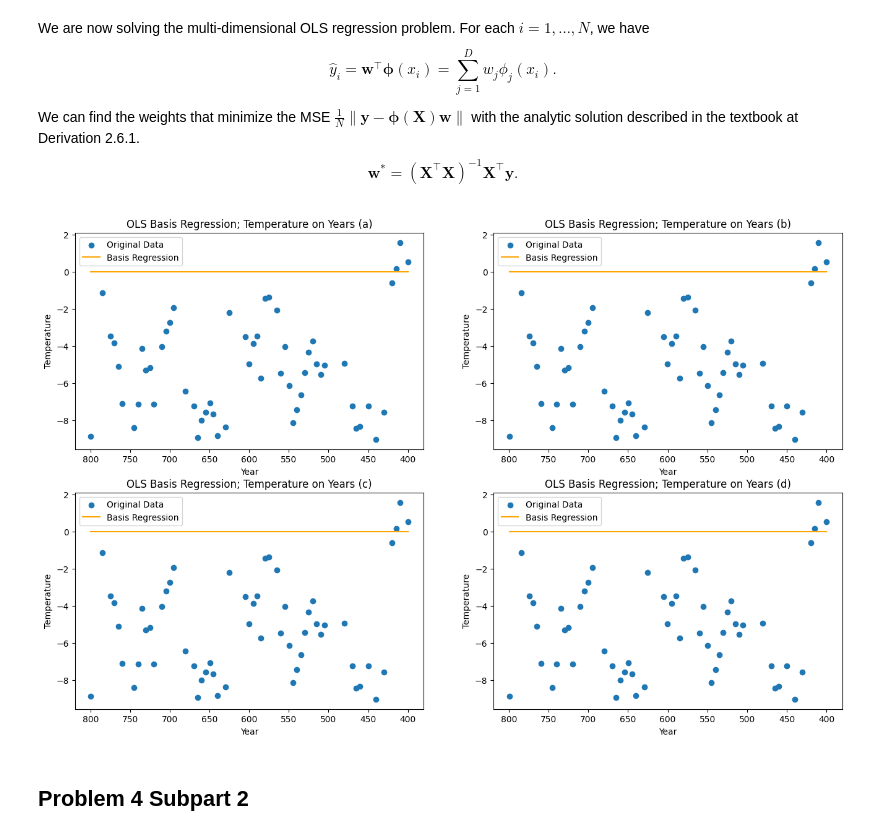
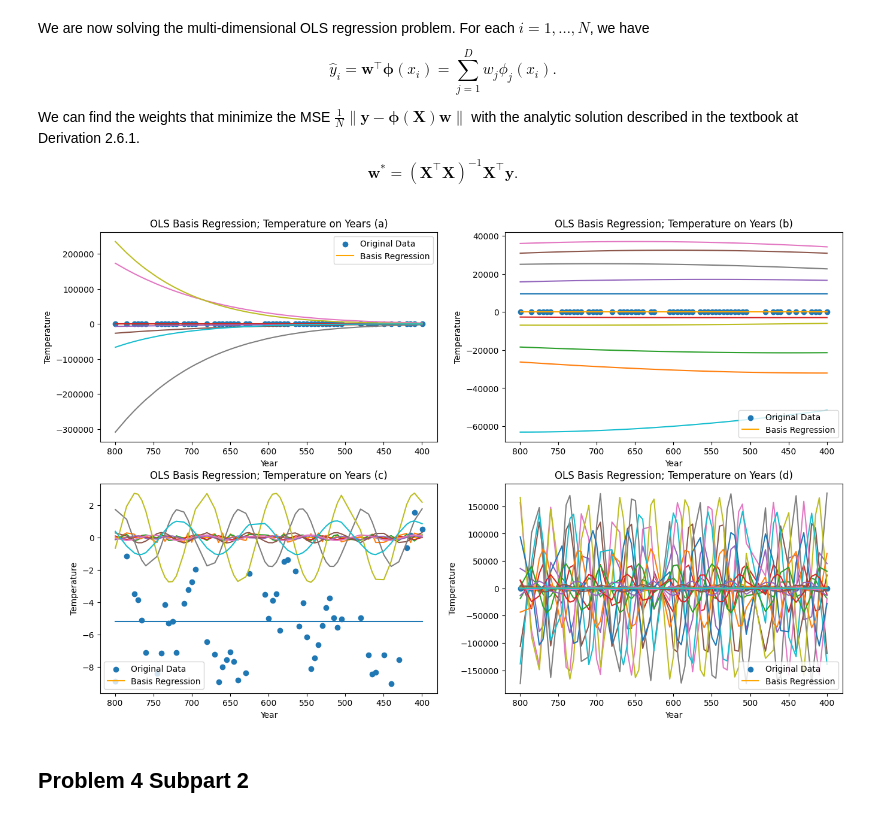
Before and after one commit to Martinez-andy/cs181-s24-homeworks, a Jupyter notebook: hw1/homework1.ipynb, the cells around one changed output. Drawn from its saved outputs; the diff is of its cells as text; code cells hidden in the pictures.

Commit message:
Unsure why the graphs look so darn messy

```diff
--- a/hw1/homework1.ipynb
+++ b/hw1/homework1.ipynb
@@ -290,29 +290,31 @@ def find_weights(X,y):
 # %%
 _, ax = plt.subplots(2,2, figsize = (16,10))
 
 for i, part in enumerate(['a', 'b', 'c' ,'d']):
   # Plotting the original data
   phi_years_train = make_basis(year_train, part)
   w = find_weights(phi_years_train, temp_train)
 
 
   ax[i//2, i%2].scatter(year_train, temp_train, label = "Original Data")
 
   xs = np.linspace(year_train.min(), year_train.max(), 1000)
   y_pred = [0 for _ in xs]
   ax[i//2, i%2].plot(xs, y_pred, color = 'orange', label = "Basis Regression")
   ax[i//2, i%2].set_xlabel("Year")
   ax[i//2, i%2].set_ylabel("Temperature")
   ax[i//2, i%2].set_title(f"OLS Basis Regression; Temperature on Years ({part})")
 
   ax[i//2, i%2].legend()
 
+
   # TODO: Plot the regression line generated by your model.
   ax[i//2, i%2].invert_xaxis()
 
+  ax[i//2, i%2].plot(year_train, phi_years_train * w, label=f"Model {part}")
 plt.savefig("images/p3.1.png")
 # %% [output]
-[figure, old version]
+[figure, new version]
 # %% [markdown]
 ## Problem 4 Subpart 2
 # %%
```
Also changed, not shown: 1 other file.
